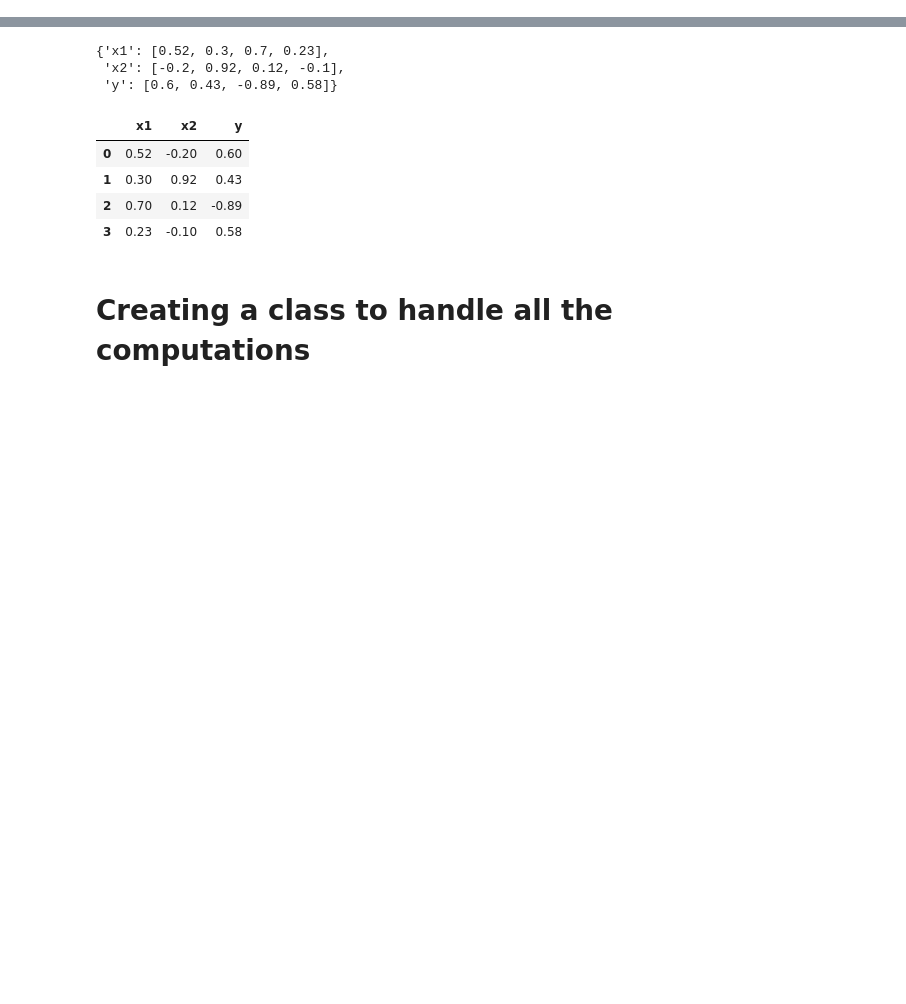
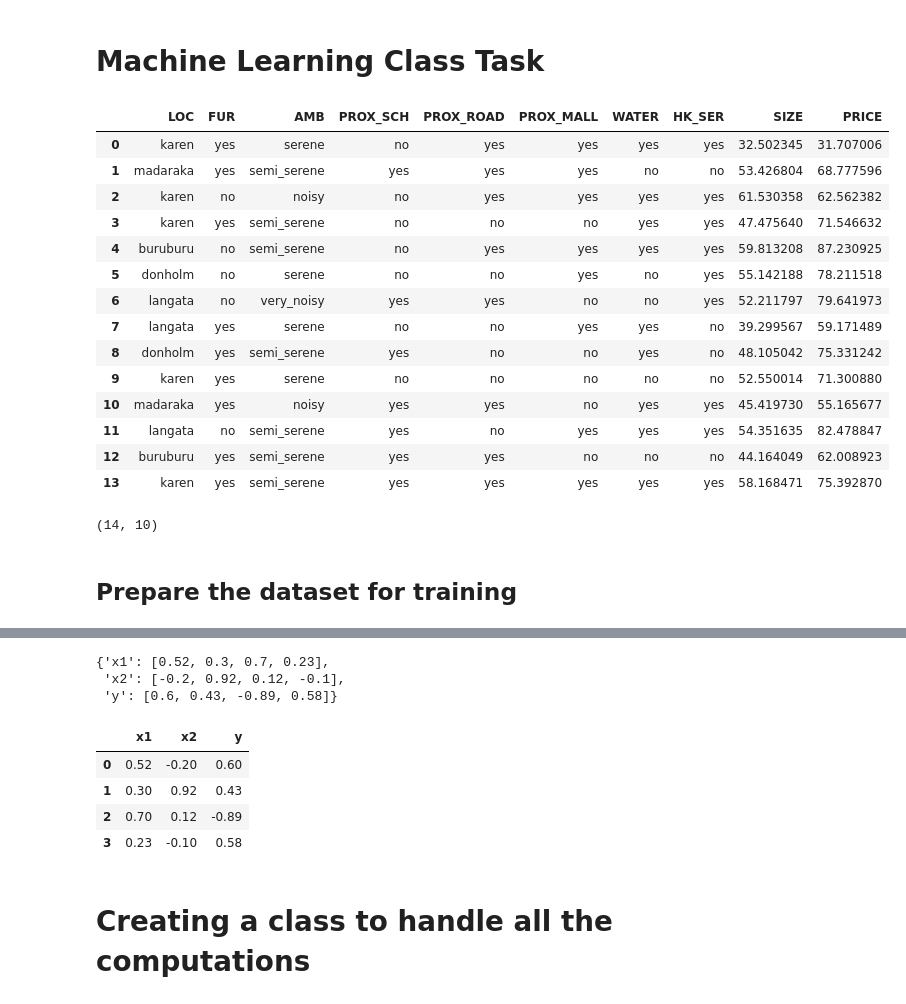
Before and after one commit to CyprianKyalo/Machine-Learning, a Jupyter notebook: Group_2_ANN.ipynb, the cells around one changed output, grey strips where cells are left out. Drawn from its saved outputs; the diff is of its cells as text; code cells hidden in the pictures; blank space fills up the shorter version.

```diff
--- a/Group_2_ANN.ipynb
+++ b/Group_2_ANN.ipynb
@@ -6,0 +14,27 @@ import math
+# %% [markdown]
+# Machine Learning Class Task
+# %%
+data = pd.read_csv('Nairobi Office Price Ex.csv')
+data
+# %% [output]
+|  | LOC | FUR | AMB | PROX_SCH | PROX_ROAD | PROX_MALL | WATER | HK_SER | SIZE | PRICE |
+| 0 | karen | yes | serene | no | yes | yes | yes | yes | 32.502345 | 31.707006 |
+| 1 | madaraka | yes | semi_serene | yes | yes | yes | no | no | 53.426804 | 68.777596 |
+| 2 | karen | no | noisy | no | yes | yes | yes | yes | 61.530358 | 62.562382 |
+| 3 | karen | yes | semi_serene | no | no | no | yes | yes | 47.475640 | 71.546632 |
+| 4 | buruburu | no | semi_serene | no | yes | yes | yes | yes | 59.813208 | 87.230925 |
+| 5 | donholm | no | serene | no | no | yes | no | yes | 55.142188 | 78.211518 |
+| 6 | langata | no | very_noisy | yes | yes | no | no | yes | 52.211797 | 79.641973 |
+| 7 | langata | yes | serene | no | no | yes | yes | no | 39.299567 | 59.171489 |
+| 8 | donholm | yes | semi_serene | yes | no | no | yes | no | 48.105042 | 75.331242 |
+| 9 | karen | yes | serene | no | no | no | no | no | 52.550014 | 71.300880 |
+| 10 | madaraka | yes | noisy | yes | yes | no | yes | yes | 45.419730 | 55.165677 |
+| 11 | langata | no | semi_serene | yes | no | yes | yes | yes | 54.351635 | 82.478847 |
+| 12 | buruburu | yes | semi_serene | yes | yes | no | no | no | 44.164049 | 62.008923 |
+| 13 | karen | yes | semi_serene | yes | yes | yes | yes | yes | 58.168471 | 75.392870 |
+# %%
+data.shape
+# %% [output]
+(14, 10)
+# %% [markdown]
+## Prepare the dataset for training
```
Also changed, not shown: parts of 58 cells of this notebook.
